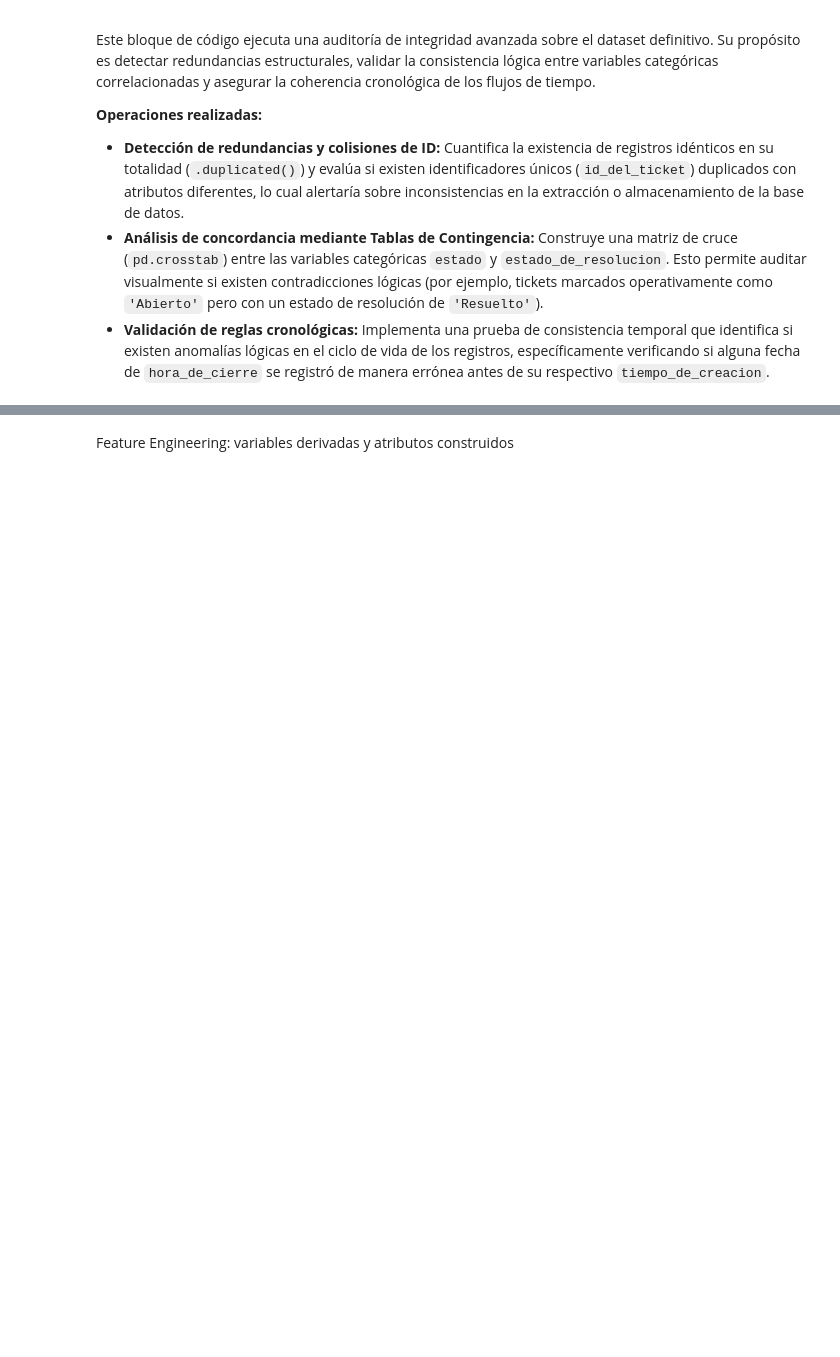
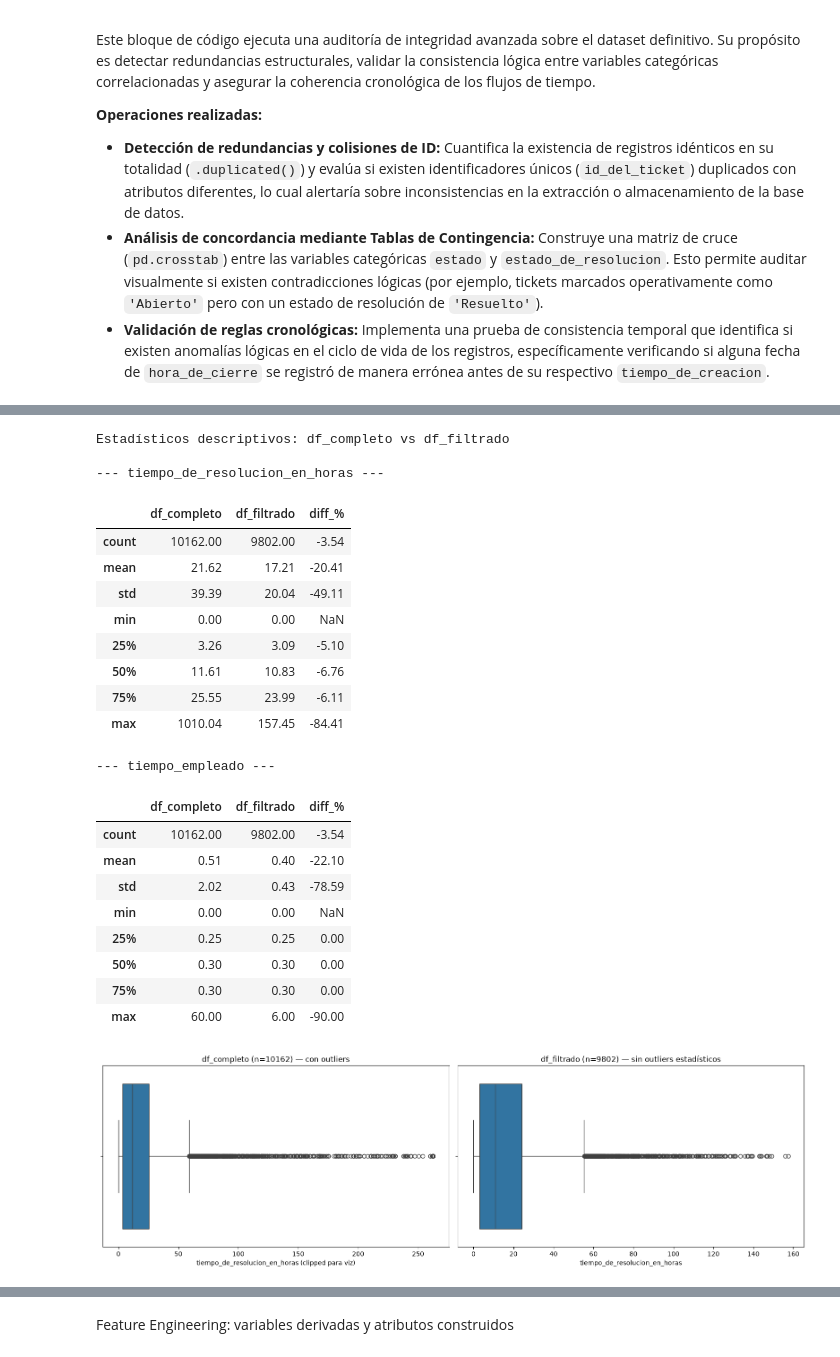
Before and after one commit to EV081/Proyecto-Promotick-ACD, a Jupyter notebook: ACD_data_proyecto_limpieza.ipynb, the cells around one changed output, grey strips where cells are left out. Drawn from its saved outputs; the diff is of its cells as text; code cells hidden in the pictures; blank space fills up the shorter version.

```diff
--- a/ACD_data_proyecto_limpieza.ipynb
+++ b/ACD_data_proyecto_limpieza.ipynb
@@ -581,0 +954,63 @@ Integración, reducción y transformación de datos
+# %%
+# Análisis comparativo: con vs. sin outliers estadísticos
+print("Estadísticos descriptivos: df_completo vs df_filtrado")
+print("\n--- tiempo_de_resolucion_en_horas ---")
+comparacion = pd.DataFrame({
+    'df_completo': df_completo['tiempo_de_resolucion_en_horas'].describe(),
+    'df_filtrado': df_filtrado['tiempo_de_resolucion_en_horas'].describe(),
+})
+comparacion['diff_%'] = ((comparacion['df_filtrado'] - comparacion['df_completo']) / comparacion['df_completo'] * 100).round(2)
+display(comparacion.round(2))
+
+print("\n--- tiempo_empleado ---")
+comparacion_te = pd.DataFrame({
+    'df_completo': df_completo['tiempo_empleado'].describe(),
+    'df_filtrado': df_filtrado['tiempo_empleado'].describe(),
+})
+comparacion_te['diff_%'] = ((comparacion_te['df_filtrado'] - comparacion_te['df_completo']) / comparacion_te['df_completo'] * 100).round(2)
+display(comparacion_te.round(2))
+
+# Visualización comparativa (boxplot lado a lado, estilo Ejercicio 8 del U3_L5)
+fig, axes = plt.subplots(1, 2, figsize=(16, 5))
+cap_visual = df_completo['tiempo_de_resolucion_en_horas'].quantile(0.99) * 1.5
+
+sns.boxplot(x=df_completo['tiempo_de_resolucion_en_horas'].clip(upper=cap_visual), ax=axes[0])
+axes[0].set_title(f'df_completo (n={len(df_completo)}) — con outliers')
+axes[0].set_xlabel('tiempo_de_resolucion_en_horas (clipped para viz)')
+
+sns.boxplot(x=df_filtrado['tiempo_de_resolucion_en_horas'], ax=axes[1])
+axes[1].set_title(f'df_filtrado (n={len(df_filtrado)}) — sin outliers estadísticos')
+axes[1].set_xlabel('tiempo_de_resolucion_en_horas')
+
+plt.tight_layout()
+plt.show()
+
+# Persistencia de los datasets
+import os
+os.makedirs('data', exist_ok=True)
+df_completo.to_csv('data/tickets_promotick_completo.csv', index=False)
+df_filtrado.to_csv('data/tickets_promotick_filtrado.csv', index=False)
+# %% [output]
+Estadísticos descriptivos: df_completo vs df_filtrado
+
+--- tiempo_de_resolucion_en_horas ---
+|  | df_completo | df_filtrado | diff_% |
+| count | 10162.00 | 9802.00 | -3.54 |
+| mean | 21.62 | 17.21 | -20.41 |
+| std | 39.39 | 20.04 | -49.11 |
+| min | 0.00 | 0.00 | NaN |
+| 25% | 3.26 | 3.09 | -5.10 |
+| 50% | 11.61 | 10.83 | -6.76 |
+| 75% | 25.55 | 23.99 | -6.11 |
+| max | 1010.04 | 157.45 | -84.41 |
+--- tiempo_empleado ---
+|  | df_completo | df_filtrado | diff_% |
+| count | 10162.00 | 9802.00 | -3.54 |
+| mean | 0.51 | 0.40 | -22.10 |
+| std | 2.02 | 0.43 | -78.59 |
+| min | 0.00 | 0.00 | NaN |
+| 25% | 0.25 | 0.25 | 0.00 |
+| 50% | 0.30 | 0.30 | 0.00 |
+| 75% | 0.30 | 0.30 | 0.00 |
+| max | 60.00 | 6.00 | -90.00 |
+[figure, added]
```
Also changed, not shown: parts of 40 cells of this notebook, 2 other files.
